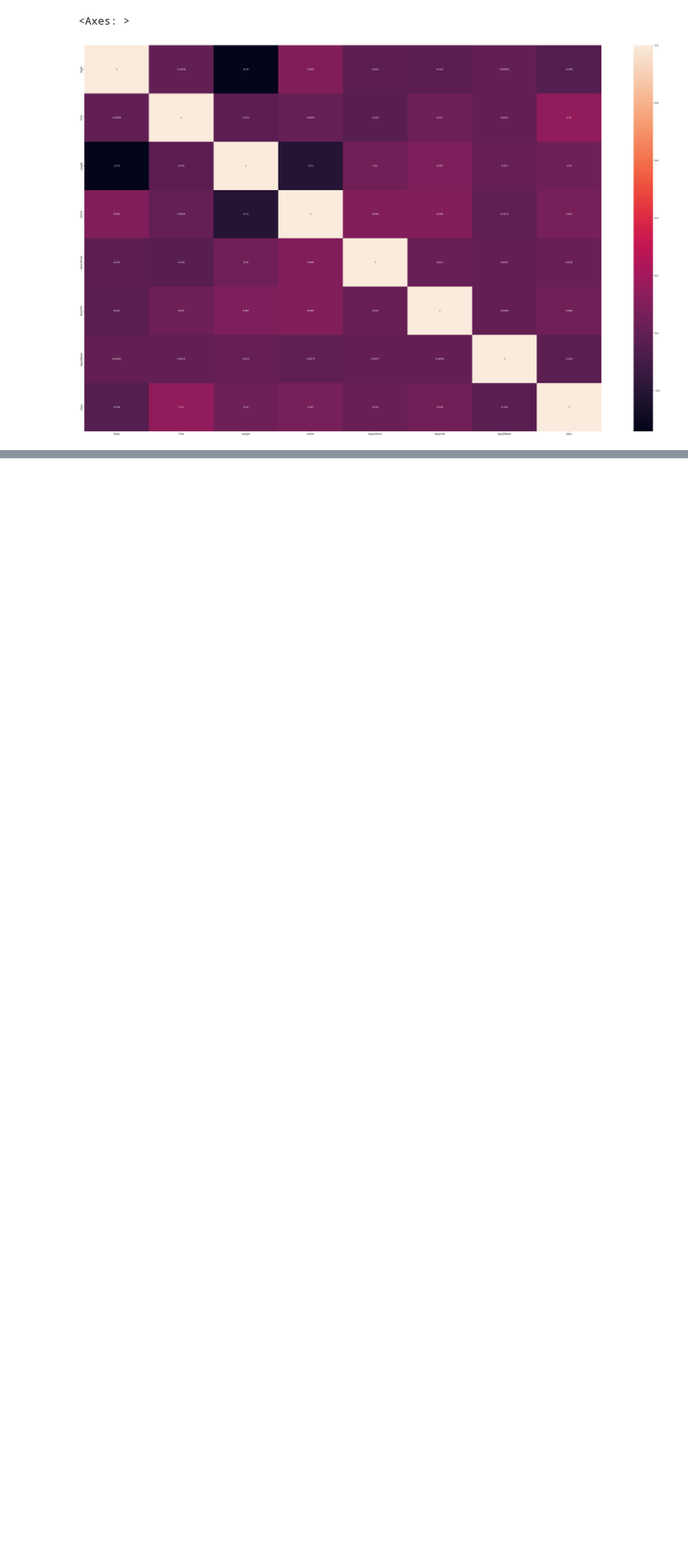
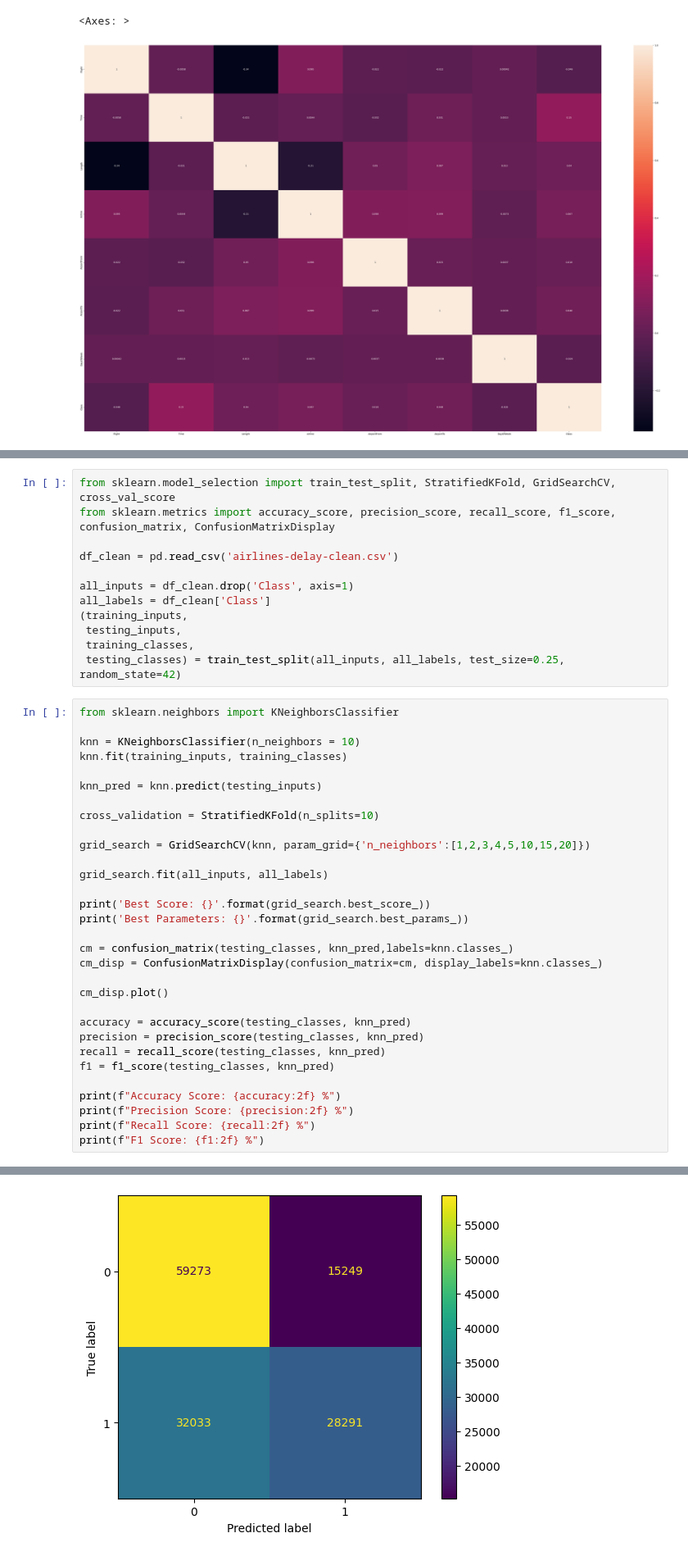
Before and after one commit to beatrizfontao/FEUP-IA, a Jupyter notebook: proj2/airline_delay_notebook.ipynb, the cells around one changed output, grey strips where cells are left out. Shown: that part at 82% size. Cells and saved outputs as stored; diff of their text form; blank space fills up the shorter version.

```diff
--- a/proj2/airline_delay_notebook.ipynb
+++ b/proj2/airline_delay_notebook.ipynb
@@ -244,0 +237,44 @@ from sklearn.model_selection import train_test_split
+# %%
+from sklearn.model_selection import train_test_split, StratifiedKFold, GridSearchCV, cross_val_score
+from sklearn.metrics import accuracy_score, precision_score, recall_score, f1_score, confusion_matrix, ConfusionMatrixDisplay
+
+df_clean = pd.read_csv('airlines-delay-clean.csv')
+
+all_inputs = df_clean.drop('Class', axis=1)
+all_labels = df_clean['Class']
+(training_inputs,
+ testing_inputs,
+ training_classes,
+ testing_classes) = train_test_split(all_inputs, all_labels, test_size=0.25, random_state=42)
+# %%
+from sklearn.neighbors import KNeighborsClassifier
+
+knn = KNeighborsClassifier(n_neighbors = 10)
+knn.fit(training_inputs, training_classes)
+
+knn_pred = knn.predict(testing_inputs)
+
+cross_validation = StratifiedKFold(n_splits=10)
+
+grid_search = GridSearchCV(knn, param_grid={'n_neighbors':[1,2,3,4,5,10,15,20]})
+
+grid_search.fit(all_inputs, all_labels)
+
+print('Best Score: {}'.format(grid_search.best_score_))
+print('Best Parameters: {}'.format(grid_search.best_params_))
+
+cm = confusion_matrix(testing_classes, knn_pred,labels=knn.classes_)
+cm_disp = ConfusionMatrixDisplay(confusion_matrix=cm, display_labels=knn.classes_)
+
+cm_disp.plot()
+
+accuracy = accuracy_score(testing_classes, knn_pred)
+precision = precision_score(testing_classes, knn_pred)
+recall = recall_score(testing_classes, knn_pred)
+f1 = f1_score(testing_classes, knn_pred)
+
+print(f"Accuracy Score: {accuracy:2f} %")
+print(f"Precision Score: {precision:2f} %")
+print(f"Recall Score: {recall:2f} %")
+print(f"F1 Score: {f1:2f} %")
+# %% [output]
@@ -244,0 +287 @@ from sklearn.model_selection import train_test_split
+[figure, added]
```
Also changed, not shown: parts of 8 cells of this notebook, 1 other file.
